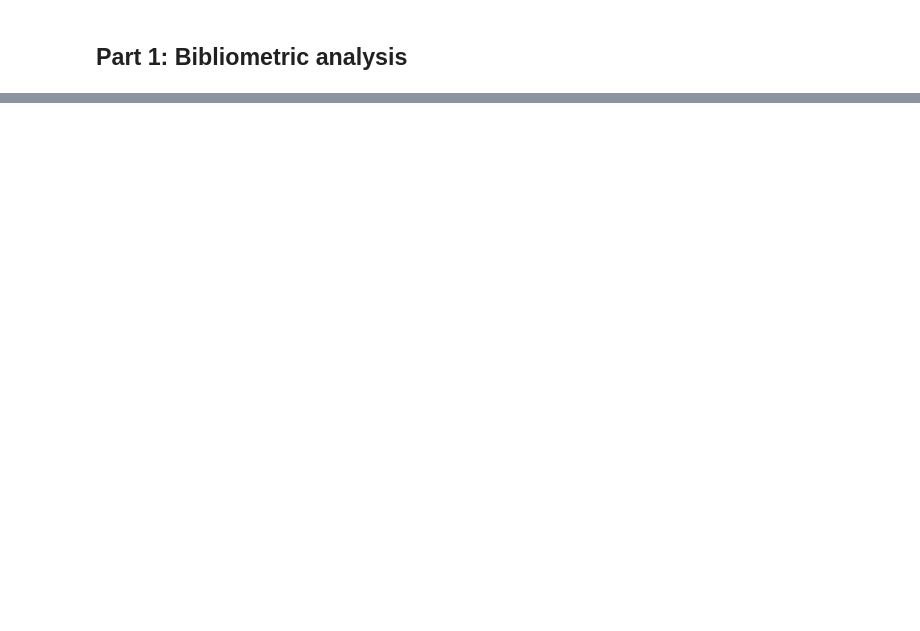
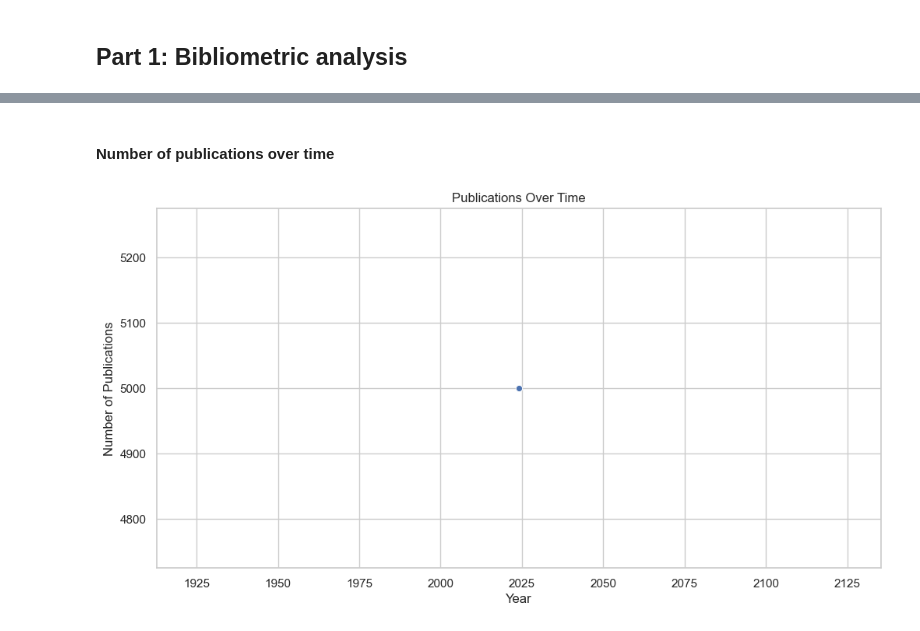
Before and after one commit to RafaelSGil/Edu-AI, a Jupyter notebook: notebook/EduAI.ipynb, the cells around one changed output, grey strips where cells are left out. Cells and saved outputs as stored; diff of their text form; code cells hidden in the pictures; blank space fills up the shorter version.

```diff
--- a/notebook/EduAI.ipynb
+++ b/notebook/EduAI.ipynb
@@ -152,0 +249,17 @@ len(API_DATA)
+# %% [markdown]
+#### Number of publications over time
+# %%
+def plot_publication_distribution(df):
+    publications_per_year = df['Year'].value_counts().sort_index()
+
+    plt.figure(figsize=(12, 6))
+    sns.lineplot(x=publications_per_year.index, y=publications_per_year.values, marker="o", color="b")
+    plt.title("Publications Over Time")
+    plt.xlabel("Year")
+    plt.ylabel("Number of Publications")
+    plt.grid(True)
+    plt.show()
+
+plot_publication_distribution(CSV_DATA if CSV_DATA is not None else API_DATA, 0 if CSV_DATA is not None else 1)
+# %% [output]
+[figure, added]
```
Also changed, not shown: parts of 28 cells of this notebook, 1 other file.
